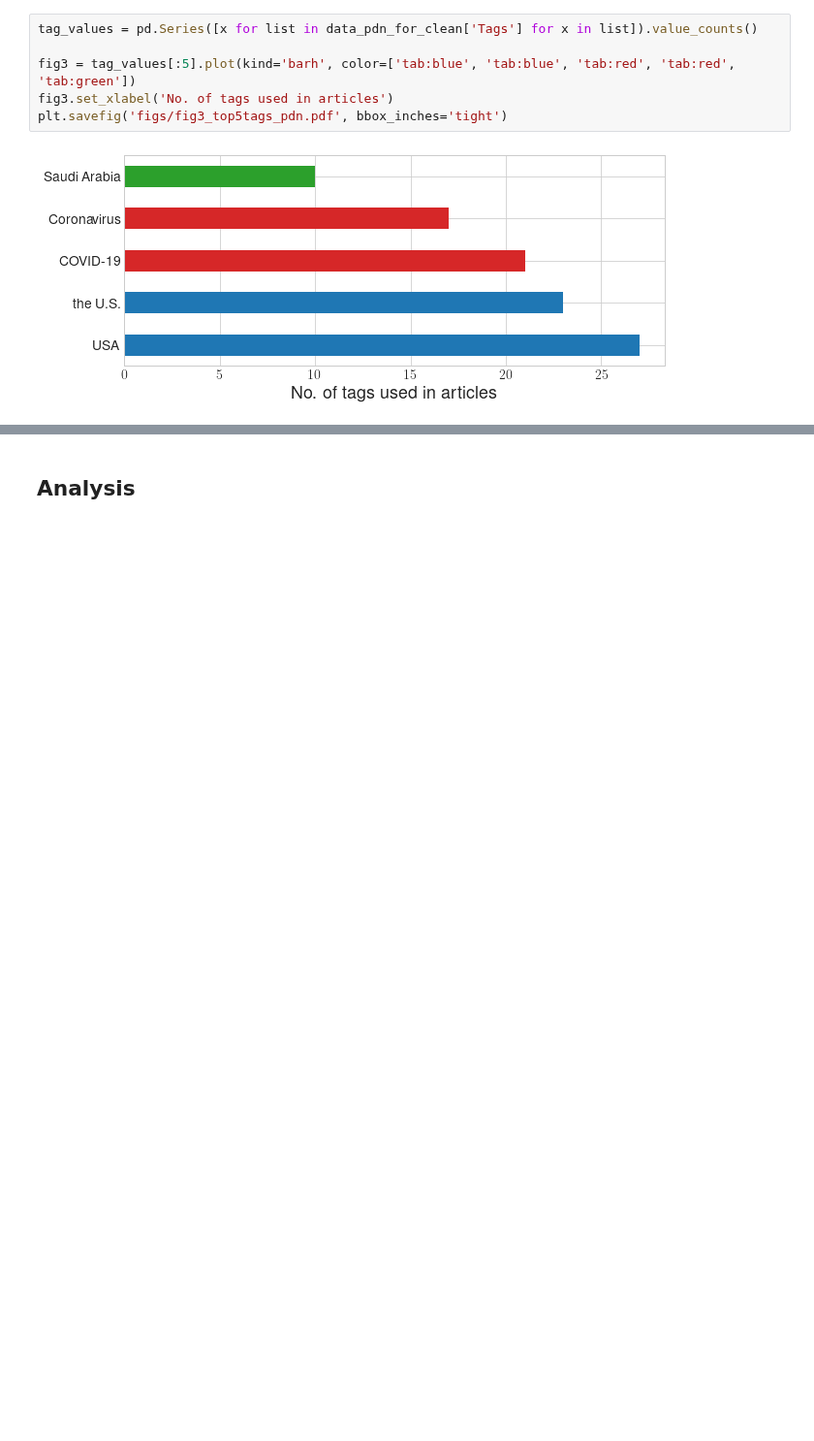
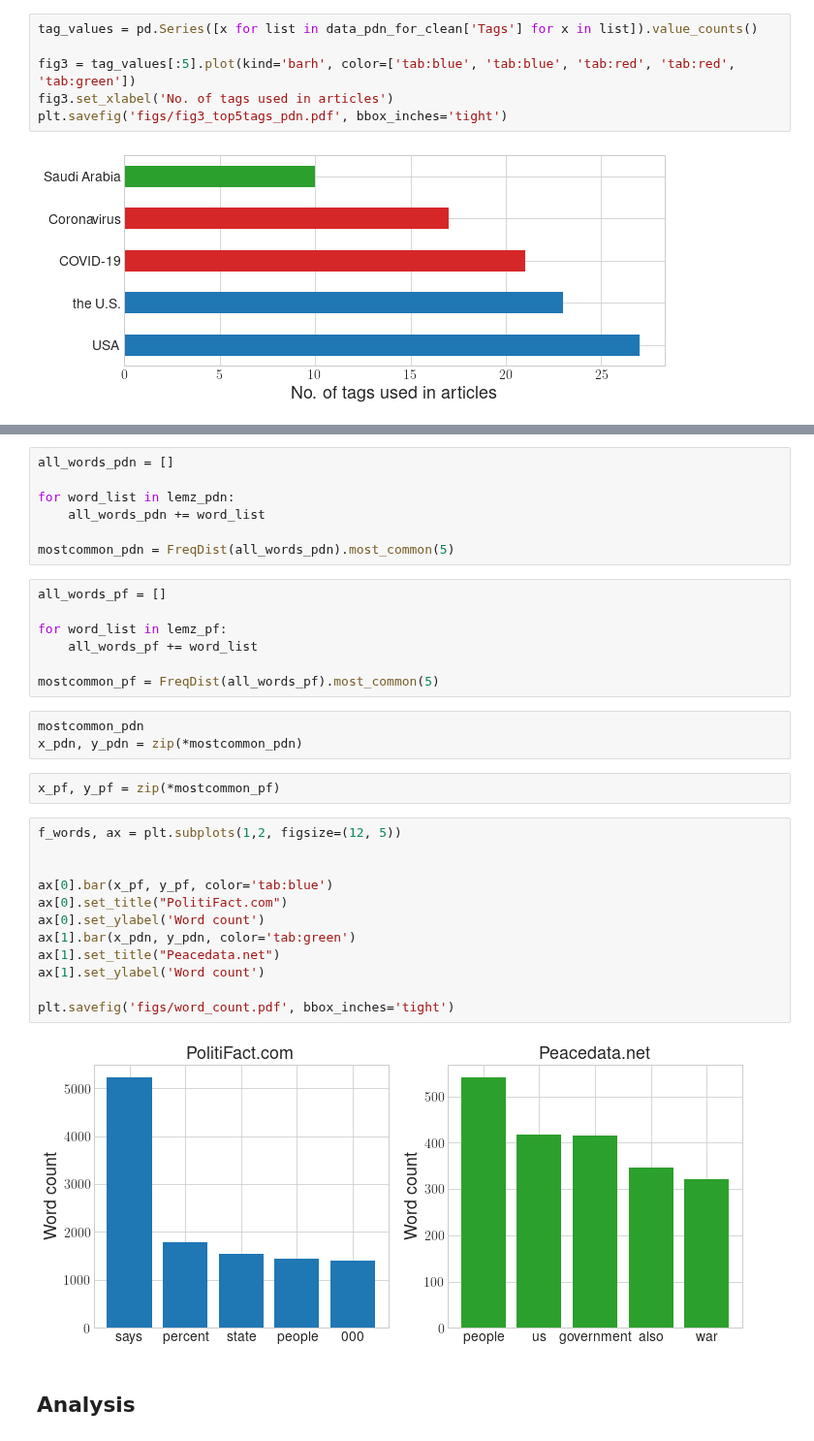
Before and after one commit to pgb206/ISDS2022_group7, a Jupyter notebook: project/project.ipynb, the cells around one changed output, grey strips where cells are left out. Shown at 97% size. Cells and saved outputs as stored; diff of their text form; blank space fills up the shorter version.

```diff
--- a/project/project.ipynb
+++ b/project/project.ipynb
@@ -667,3 +688,36 @@ plt.savefig('figs/fig3_top5tags_pdn.pdf', bbox_inches='tight')
+# %%
+all_words_pdn = []
+
+for word_list in lemz_pdn:
+    all_words_pdn += word_list
+
+mostcommon_pdn = FreqDist(all_words_pdn).most_common(5)
+# %%
+all_words_pf = []
+
+for word_list in lemz_pf:
+    all_words_pf += word_list
+
+mostcommon_pf = FreqDist(all_words_pf).most_common(5)
+# %%
+mostcommon_pdn
+x_pdn, y_pdn = zip(*mostcommon_pdn)
+# %%
+x_pf, y_pf = zip(*mostcommon_pf)
+# %%
+f_words, ax = plt.subplots(1,2, figsize=(12, 5))
+
+
+ax[0].bar(x_pf, y_pf, color='tab:blue')
+ax[0].set_title("PolitiFact.com")
+ax[0].set_ylabel('Word count')
+ax[1].bar(x_pdn, y_pdn, color='tab:green')
+ax[1].set_title("Peacedata.net")
+ax[1].set_ylabel('Word count')
+
+plt.savefig('figs/word_count.pdf', bbox_inches='tight')
+# %% [output]
+[figure, added]
 # %% [markdown]
 ## Analysis
 # %% [markdown]
```
Also changed, not shown: parts of 10 cells of this notebook, 1 other file.
